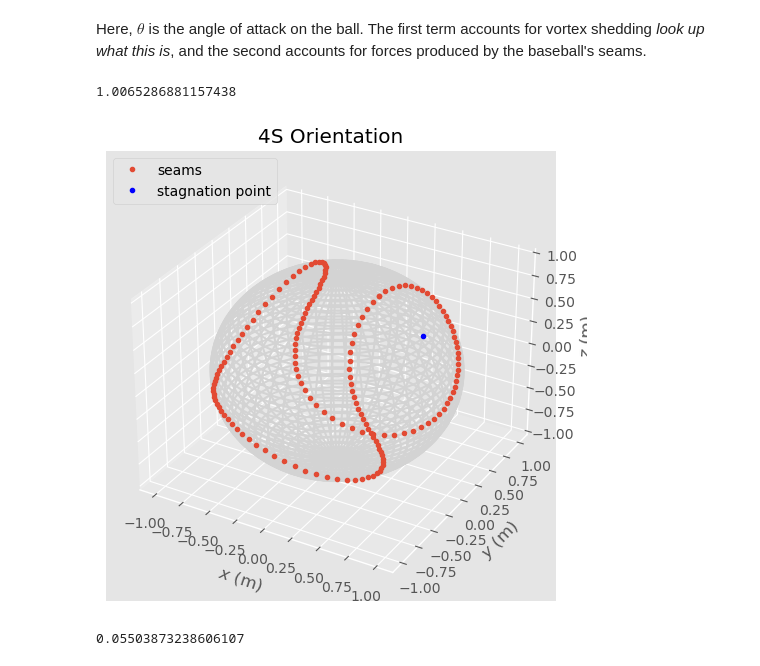
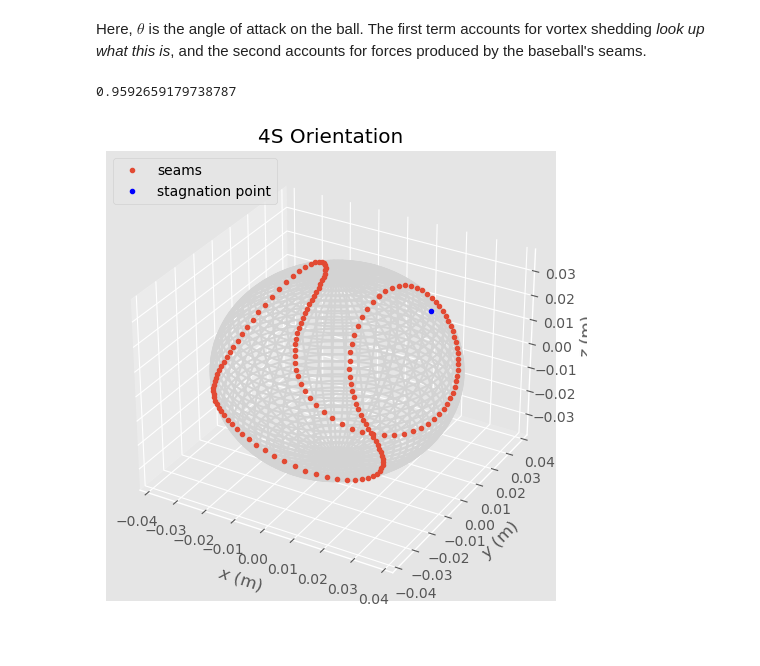
Before and after one commit to jistanto/honors-contract, a Jupyter notebook: Work/scratch.ipynb, the cells around one changed output. Cells and saved outputs as stored; diff of their text form; code cells hidden in the pictures.

```diff
--- a/Work/scratch.ipynb
+++ b/Work/scratch.ipynb
@@ -13,48 +14,49 @@ Here, $\theta$ is the angle of attack on the ball. The first term accounts for v
 alpha = np.linspace(0,2*np.pi,162)
 B = 0.6
 F = 1
-R = 1
+# R = 1
+R = 0.07468/2
 # unnormalized points
 xu = np.cos(alpha) - B*np.cos(3*alpha)
 yu = np.sin(alpha) + B*np.sin(3*alpha)
 zu = F*np.cos(2*alpha)
 
 ru_squared = 1 + B**2 + (F**2-2*B)*(np.cos(2*alpha))**2 + 2*B*(np.sin(2*alpha))**2
 ru = np.sqrt(ru_squared)
 
 x = R * xu/ru
 y = R * yu/ru
 z = R * zu/ru
 
 # draw baseball
 u = np.linspace(0, np.pi, 100)
 v = np.linspace(0, 2 * np.pi, 100)
 x_ball = np.outer(np.sin(u), np.sin(v))
 y_ball = np.outer(np.sin(u), np.cos(v))
 z_ball = np.outer(np.cos(u), np.ones_like(v))
 fig = plt.figure()
 ax = plt.axes(projection='3d')
 
-ax.plot_wireframe(x_ball, y_ball, z_ball,color='lightgray')
+ax.plot_wireframe(R*x_ball, R*y_ball, R*z_ball,color='lightgray')
 ax.plot(x, y, z, '.', label='seams')
 
 #plot stagnation point
-stag_x = 0.91
-stag_y = 0.35
-stag_z = 0.25
-ax.plot(0.5,0.5,0.25,'.',color='blue',label = 'stagnation point')
+stag_x = 0.023
+stag_y = 0.015
+stag_z = 0.023
+ax.plot(stag_x,stag_y,stag_z,'.',color='blue',label = 'stagnation point')
 
 ax.set_xlabel("$x$ (m)")
 ax.set_ylabel("$y$ (m)")
 ax.set_zlabel("$z$ (m)")
 ax.legend(loc="upper left", numpoints=1)
 ax.figure.tight_layout()
 # # fig.savefig("baseball.png")
 ax.set_title('4S Orientation')
-np.sqrt(stag_x**2+stag_y**2+stag_z**2) #checking that the stagnation point is on the surface of the sphere
+np.sqrt(stag_x**2+stag_y**2+stag_z**2)/R #checking that the stagnation point is on the surface of the sphere
 # %% [output]
-1.0065286881157438
+0.9592659179738787
-[figure, old version]
+[figure, new version]
 # %%
 def C_L_knuckleball(S):
     theta = S
@@ -91,6 +81 @@ def C_L_knuckleball(S):
-# %%
-C_L = t1 + t2
-C_L
-# %% [output]
-0.05503873238606107
 # %%
```
Also changed, not shown: parts of 9 cells of this notebook, 1 other file.
